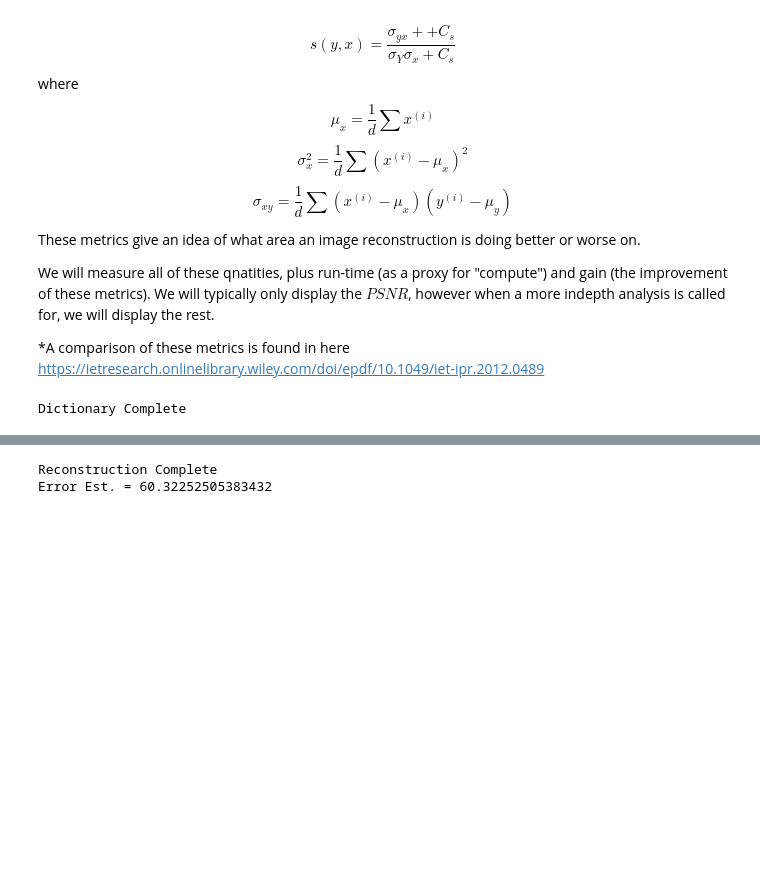
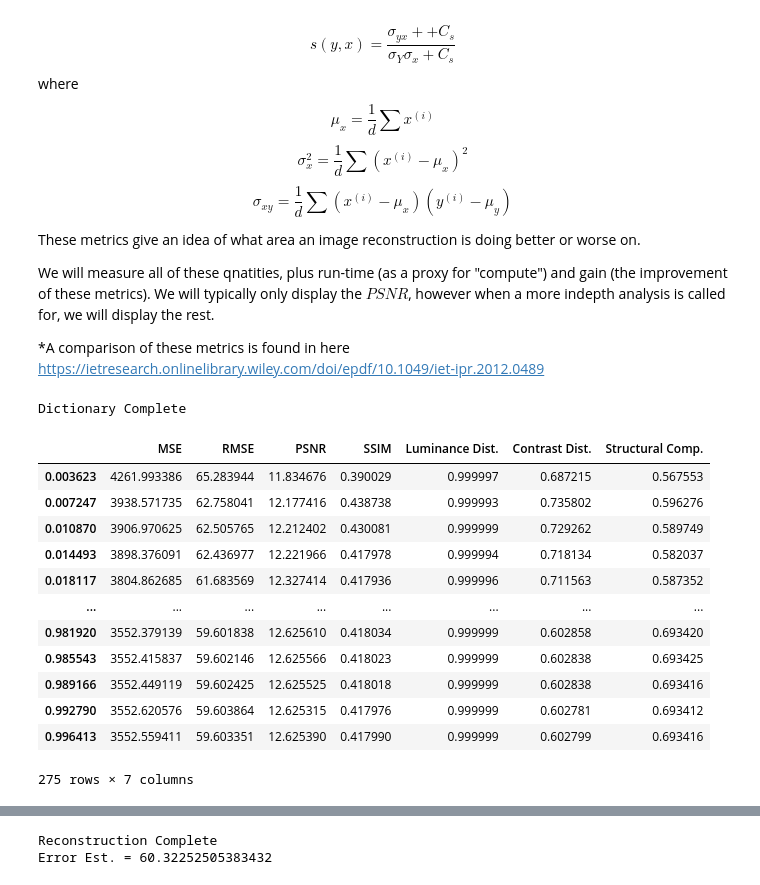
Before and after one commit to rainonej/Sparse-Dictionary-Learning, a Jupyter notebook: more_tests.ipynb, the cells around one changed output, grey strips where cells are left out. Cells and saved outputs as stored; diff of their text form; code cells hidden in the pictures; blank space fills up the shorter version.

```diff
--- a/more_tests.ipynb
+++ b/more_tests.ipynb
@@ -76,3 +76,20 @@ D = learner.sparse_dictionary_learning(iters=1, output=True)
 print("Dictionary Complete")
 # %% [output]
 Dictionary Complete
+# %%
+error_values = learner.SPIR_test(path_corrupted, apply_filter=True, min_count=2, replacement=True)
+error_values
+# %% [output]
+|  | MSE | RMSE | PSNR | SSIM | Luminance Dist. | Contrast Dist. | Structural Comp. |
+| 0.003623 | 4261.993386 | 65.283944 | 11.834676 | 0.390029 | 0.999997 | 0.687215 | 0.567553 |
+| 0.007247 | 3938.571735 | 62.758041 | 12.177416 | 0.438738 | 0.999993 | 0.735802 | 0.596276 |
+| 0.010870 | 3906.970625 | 62.505765 | 12.212402 | 0.430081 | 0.999999 | 0.729262 | 0.589749 |
+| 0.014493 | 3898.376091 | 62.436977 | 12.221966 | 0.417978 | 0.999994 | 0.718134 | 0.582037 |
+| 0.018117 | 3804.862685 | 61.683569 | 12.327414 | 0.417936 | 0.999996 | 0.711563 | 0.587352 |
+| ... | ... | ... | ... | ... | ... | ... | ... |
+| 0.981920 | 3552.379139 | 59.601838 | 12.625610 | 0.418034 | 0.999999 | 0.602858 | 0.693420 |
+| 0.985543 | 3552.415837 | 59.602146 | 12.625566 | 0.418023 | 0.999999 | 0.602838 | 0.693425 |
+| 0.989166 | 3552.449119 | 59.602425 | 12.625525 | 0.418018 | 0.999999 | 0.602838 | 0.693416 |
+| 0.992790 | 3552.620576 | 59.603864 | 12.625315 | 0.417976 | 0.999999 | 0.602781 | 0.693412 |
+| 0.996413 | 3552.559411 | 59.603351 | 12.625390 | 0.417990 | 0.999999 | 0.602799 | 0.693416 |
+275 rows × 7 columns
```
Also changed, not shown: parts of 9 cells of this notebook, 4 other files.
